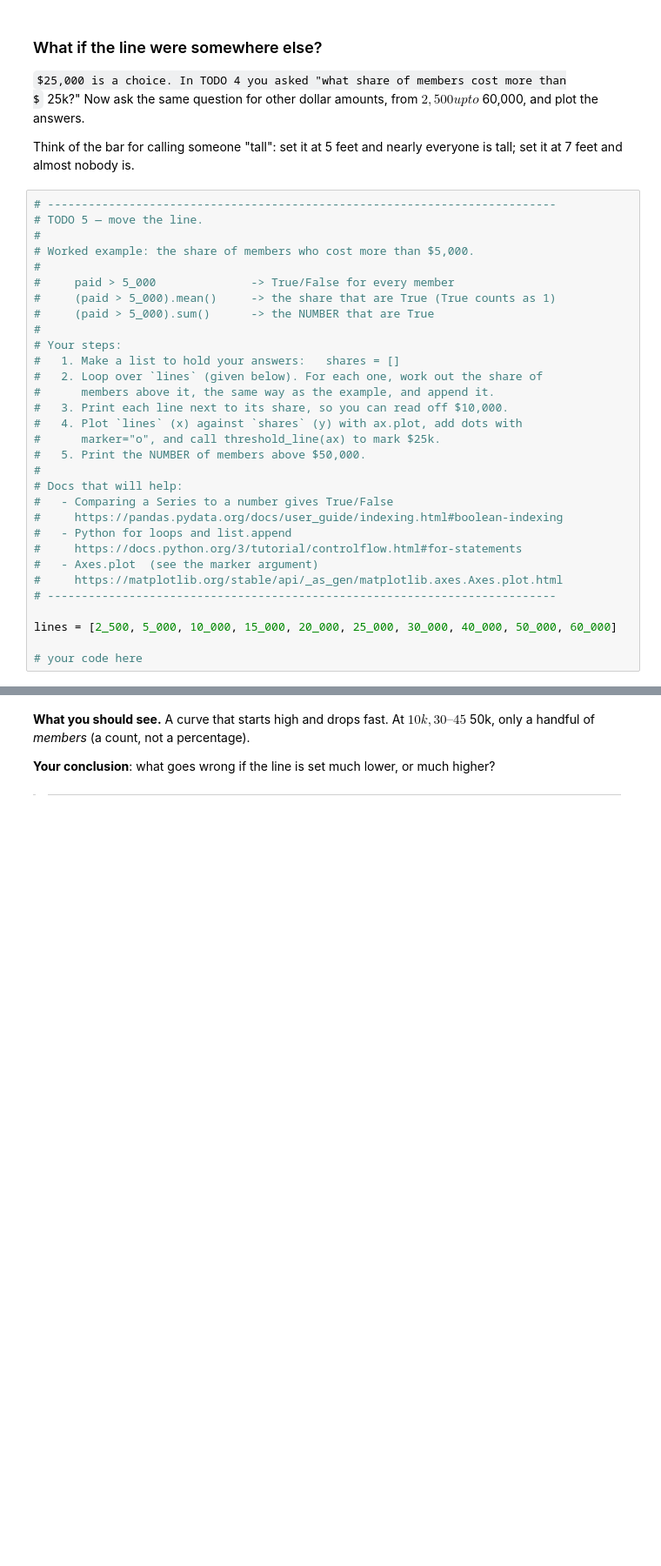
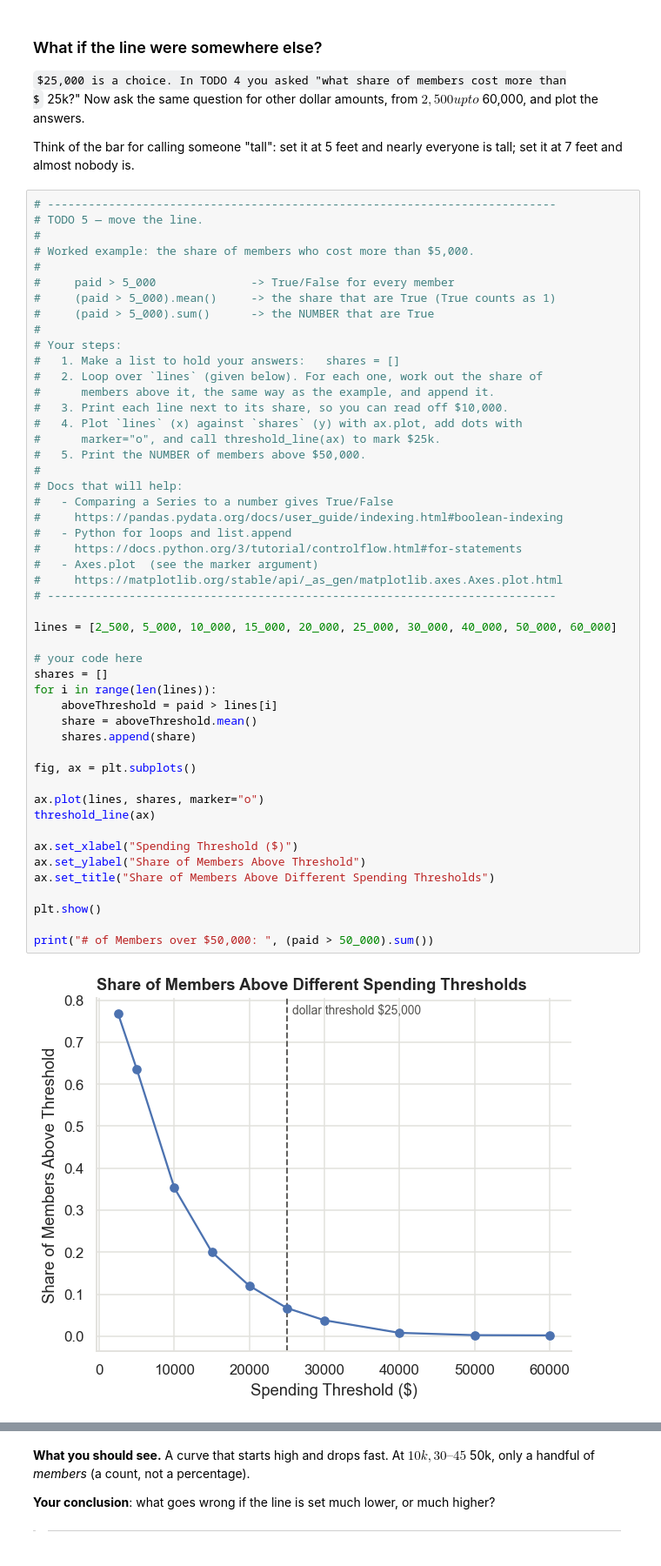
Before and after one commit to jayswizlet/claims-cost-predictor, a Jupyter notebook: notebooks/week-02-eda.ipynb, the cells around one changed output, grey strips where cells are left out. Shown at 87% size. Cells and saved outputs as stored; diff of their text form; some formulas as TeX source; blank space fills up the shorter version.

```diff
--- a/notebooks/week-02-eda.ipynb
+++ b/notebooks/week-02-eda.ipynb
@@ -401,30 +483,50 @@ everyone is tall; set it at 7 feet and almost nobody is.
 # ---------------------------------------------------------------------------
 # TODO 5 — move the line.
 #
 # Worked example: the share of members who cost more than $5,000.
 #
 #     paid > 5_000              -> True/False for every member
 #     (paid > 5_000).mean()     -> the share that are True (True counts as 1)
 #     (paid > 5_000).sum()      -> the NUMBER that are True
 #
 # Your steps:
 #   1. Make a list to hold your answers:   shares = []
 #   2. Loop over `lines` (given below). For each one, work out the share of
 #      members above it, the same way as the example, and append it.
 #   3. Print each line next to its share, so you can read off $10,000.
 #   4. Plot `lines` (x) against `shares` (y) with ax.plot, add dots with
 #      marker="o", and call threshold_line(ax) to mark $25k.
 #   5. Print the NUMBER of members above $50,000.
 #
 # Docs that will help:
 #   - Comparing a Series to a number gives True/False
 #     https://pandas.pydata.org/docs/user_guide/indexing.html#boolean-indexing
 #   - Python for loops and list.append
 #     https://docs.python.org/3/tutorial/controlflow.html#for-statements
 #   - Axes.plot  (see the marker argument)
 #     https://matplotlib.org/stable/api/_as_gen/matplotlib.axes.Axes.plot.html
 # ---------------------------------------------------------------------------
 
 lines = [2_500, 5_000, 10_000, 15_000, 20_000, 25_000, 30_000, 40_000, 50_000, 60_000]
 
 # your code here
+shares = []
+for i in range(len(lines)):
+    aboveThreshold = paid > lines[i]
+    share = aboveThreshold.mean()
+    shares.append(share)
+
+fig, ax = plt.subplots()
+
+ax.plot(lines, shares, marker="o")
+threshold_line(ax)
+
+ax.set_xlabel("Spending Threshold ($)")
+ax.set_ylabel("Share of Members Above Threshold")
+ax.set_title("Share of Members Above Different Spending Thresholds")
+
+plt.show()
+
+print("# of Members over $50,000: ", (paid > 50_000).sum())
+# %% [output]
+[figure, added]
```
Also changed, not shown: parts of 14 cells of this notebook.
